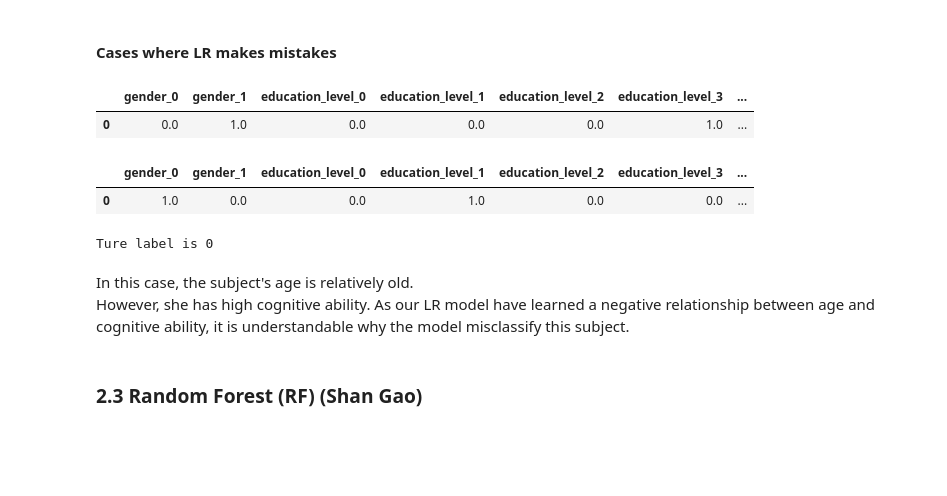
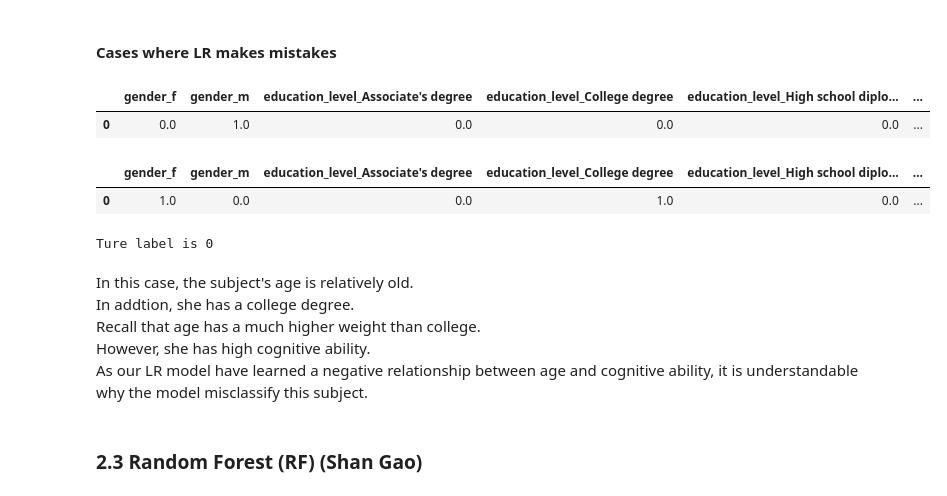
Before and after one commit to shaangao/cog-pred, a Jupyter notebook: proj1.ipynb, the cells around one changed output. Drawn from its saved outputs; the diff is of its cells as text; code cells hidden in the pictures; blank space fills up the shorter version.

```diff
--- a/proj1.ipynb
+++ b/proj1.ipynb
@@ -425,8 +434,14 @@ from sklearn.compose import ColumnTransformer
 from sklearn.preprocessing import OneHotEncoder
 
 # create X and y
-X = df_data.drop(['user_id', 'cog_ability'], axis=1)
-y = df_data['cog_ability']
+df_ml = pd.read_csv('data/proj1_df.csv')
+df_ml.drop(['Unnamed: 0', 'user_id', 'time_of_day'],
+            axis=1, inplace=True)
+
+df_ml['education_level'] = df_ml['education_level'].map(education_map)
+
+X = df_ml.drop(['cog_ability'], axis=1)
+y = df_ml['cog_ability']
 
 # OHE
 transformer = ColumnTransformer(transformers=[('OneHot', OneHotEncoder(),
@@ -618,33 +636,27 @@ mask = y_test == clf.predict(X_test)
 # index 0, success; index 7, failure
 # %%
 # let's look at a case where LR suceeds
-df_s = pd.DataFrame(X_test[0,:].reshape(1,-1), columns=['female', 'male',
-                                                "Associate's degree", 'College degree',
-                                                'High school diploma/GED', "Master's degree",
-                                                'education_level_Other', 'Ph.D.', 'Professional degree', 'Some college', 'Some high school',
-                                                'AU', 'CA', 'NZ', 'US', 'age'])
+df_s = pd.DataFrame(X_test[0,:].reshape(1,-1), columns=weight_col_name)
 df_s
 # %% [output]
-|  | gender_0 | gender_1 | education_level_0 | education_level_1 | education_level_2 | education_level_3 | ... |
-| 0 | 0.0 | 1.0 | 0.0 | 0.0 | 0.0 | 1.0 | ... |
+|  | gender_f | gender_m | education_level_Associate's degree | education_level_College degree | education_level_High school diplo... | ... |
+| 0 | 0.0 | 1.0 | 0.0 | 0.0 | 0.0 | ... |
 # %%
 # let's look at a case where LR fails
-df_f = pd.DataFrame(X_test[7,:].reshape(1,-1), columns=['female', 'male',
-                                                "Associate's degree", 'College degree',
-                                                'High school diploma/GED', "Master's degree",
-                                                'education_level_Other', 'Ph.D.', 'Professional degree', 'Some college', 'Some high school',
-                                                'AU', 'CA', 'NZ', 'US', 'age'])
+df_f = pd.DataFrame(X_test[7,:].reshape(1,-1), columns=weight_col_name)
 df_f
 # %% [output]
-|  | gender_0 | gender_1 | education_level_0 | education_level_1 | education_level_2 | education_level_3 | ... |
-| 0 | 1.0 | 0.0 | 0.0 | 1.0 | 0.0 | 0.0 | ... |
+|  | gender_f | gender_m | education_level_Associate's degree | education_level_College degree | education_level_High school diplo... | ... |
+| 0 | 1.0 | 0.0 | 0.0 | 1.0 | 0.0 | ... |
 # %%
 print(f"Ture label is {y_test[7]}")
 # %% [output]
 Ture label is 0
 # %% [markdown]
 In this case, the subject's age is relatively old. <br>
-However, she has high cognitive ability.
+In addtion, she has a college degree.<br>
+Recall that age has a much higher weight than college.<br>
+However, she has high cognitive ability.<br>
 As our LR model have learned a negative relationship between age and cognitive ability, it is understandable why the model misclassify this subject.
 # %% [markdown]
 ### 2.3 Random Forest (RF) (Shan Gao)
```
Also changed, not shown: parts of 11 cells of this notebook, 13 other files.
